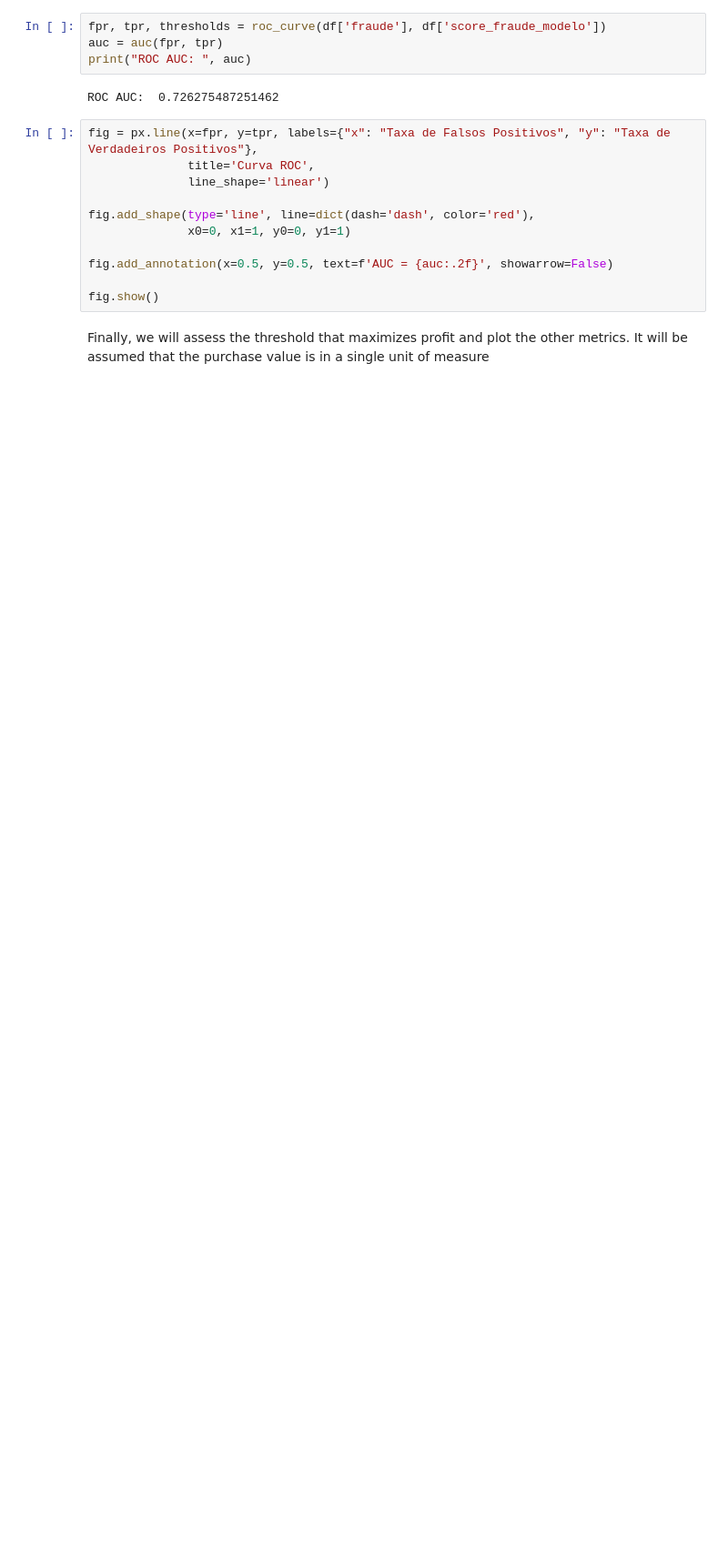
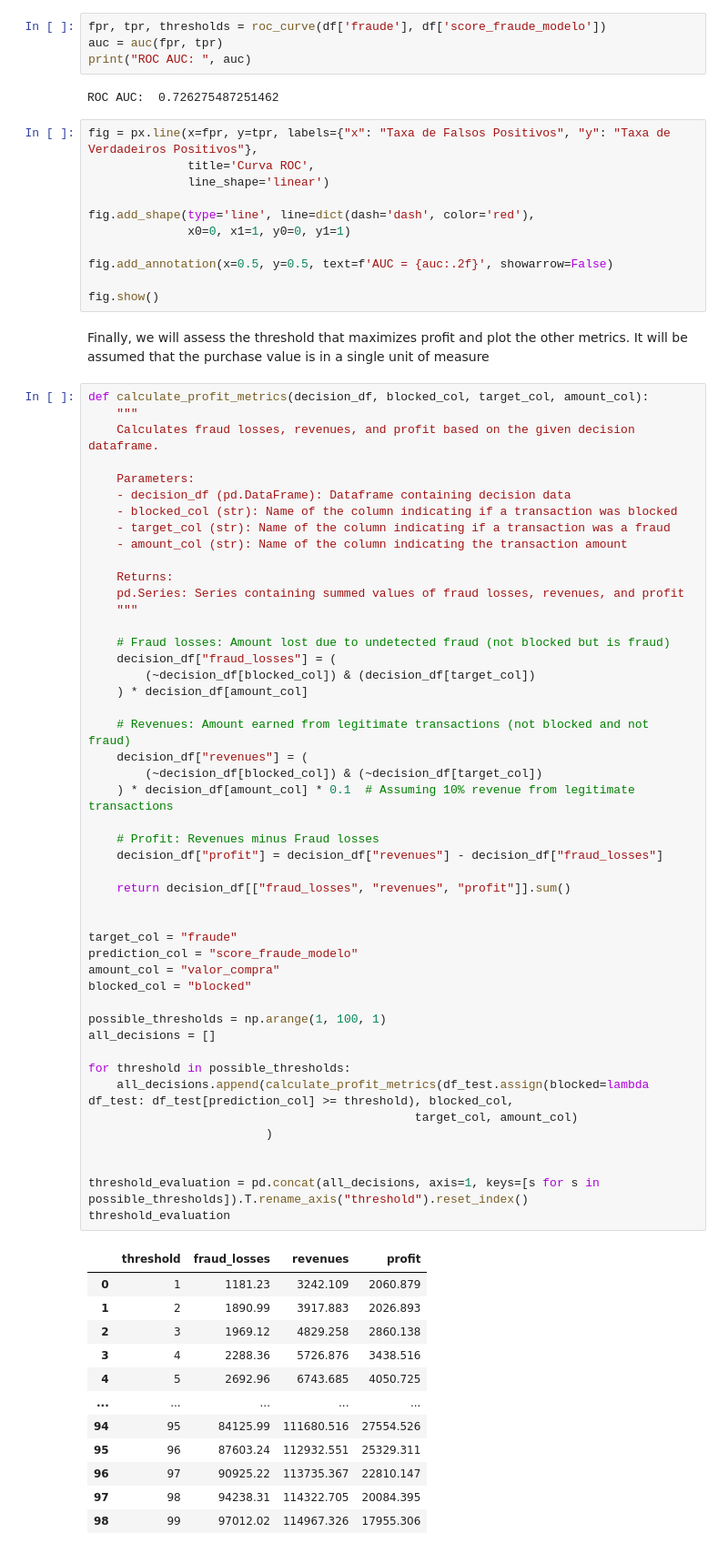
Before and after one commit to lucasvoltera/fraud-detection, a Jupyter notebook: ML.ipynb, the cells around one changed output. Shown at 91% size. Cells and saved outputs as stored; diff of their text form; blank space fills up the shorter version.

Commit message:
feat: baseline model analysis

```diff
--- a/ML.ipynb
+++ b/ML.ipynb
@@ -120,3 +120,63 @@ fig.add_annotation(x=0.5, y=0.5, text=f'AUC = {auc:.2f}', showarrow=False)
 fig.show()
 # %% [markdown]
 Finally, we will assess the threshold that maximizes profit and plot the other metrics. It will be assumed that the purchase value is in a single unit of measure
+# %%
+def calculate_profit_metrics(decision_df, blocked_col, target_col, amount_col):
+    """
+    Calculates fraud losses, revenues, and profit based on the given decision dataframe.
+
+    Parameters:
+    - decision_df (pd.DataFrame): Dataframe containing decision data
+    - blocked_col (str): Name of the column indicating if a transaction was blocked
+    - target_col (str): Name of the column indicating if a transaction was a fraud
+    - amount_col (str): Name of the column indicating the transaction amount
+
+    Returns:
+    pd.Series: Series containing summed values of fraud losses, revenues, and profit
+    """
+
+    # Fraud losses: Amount lost due to undetected fraud (not blocked but is fraud)
+    decision_df["fraud_losses"] = (
+        (~decision_df[blocked_col]) & (decision_df[target_col])
+    ) * decision_df[amount_col]
+
+    # Revenues: Amount earned from legitimate transactions (not blocked and not fraud)
+    decision_df["revenues"] = (
+        (~decision_df[blocked_col]) & (~decision_df[target_col])
+    ) * decision_df[amount_col] * 0.1  # Assuming 10% revenue from legitimate transactions
+
+    # Profit: Revenues minus Fraud losses
+    decision_df["profit"] = decision_df["revenues"] - decision_df["fraud_losses"]
+
+    return decision_df[["fraud_losses", "revenues", "profit"]].sum()
+
+
+target_col = "fraude"
+prediction_col = "score_fraude_modelo"
+amount_col = "valor_compra"
+blocked_col = "blocked"
+
+possible_thresholds = np.arange(1, 100, 1)
+all_decisions = []
+
+for threshold in possible_thresholds:
+    all_decisions.append(calculate_profit_metrics(df_test.assign(blocked=lambda df_test: df_test[prediction_col] >= threshold), blocked_col,
+                                              target_col, amount_col)
+                         )
+
+
+threshold_evaluation = pd.concat(all_decisions, axis=1, keys=[s for s in possible_thresholds]).T.rename_axis("threshold").reset_index()
+threshold_evaluation
+# %% [output]
+|  | threshold | fraud_losses | revenues | profit |
+| 0 | 1 | 1181.23 | 3242.109 | 2060.879 |
+| 1 | 2 | 1890.99 | 3917.883 | 2026.893 |
+| 2 | 3 | 1969.12 | 4829.258 | 2860.138 |
+| 3 | 4 | 2288.36 | 5726.876 | 3438.516 |
+| 4 | 5 | 2692.96 | 6743.685 | 4050.725 |
+| ... | ... | ... | ... | ... |
+| 94 | 95 | 84125.99 | 111680.516 | 27554.526 |
+| 95 | 96 | 87603.24 | 112932.551 | 25329.311 |
+| 96 | 97 | 90925.22 | 113735.367 | 22810.147 |
+| 97 | 98 | 94238.31 | 114322.705 | 20084.395 |
+| 98 | 99 | 97012.02 | 114967.326 | 17955.306 |
```
Also changed, not shown: parts of 10 cells of this notebook.
